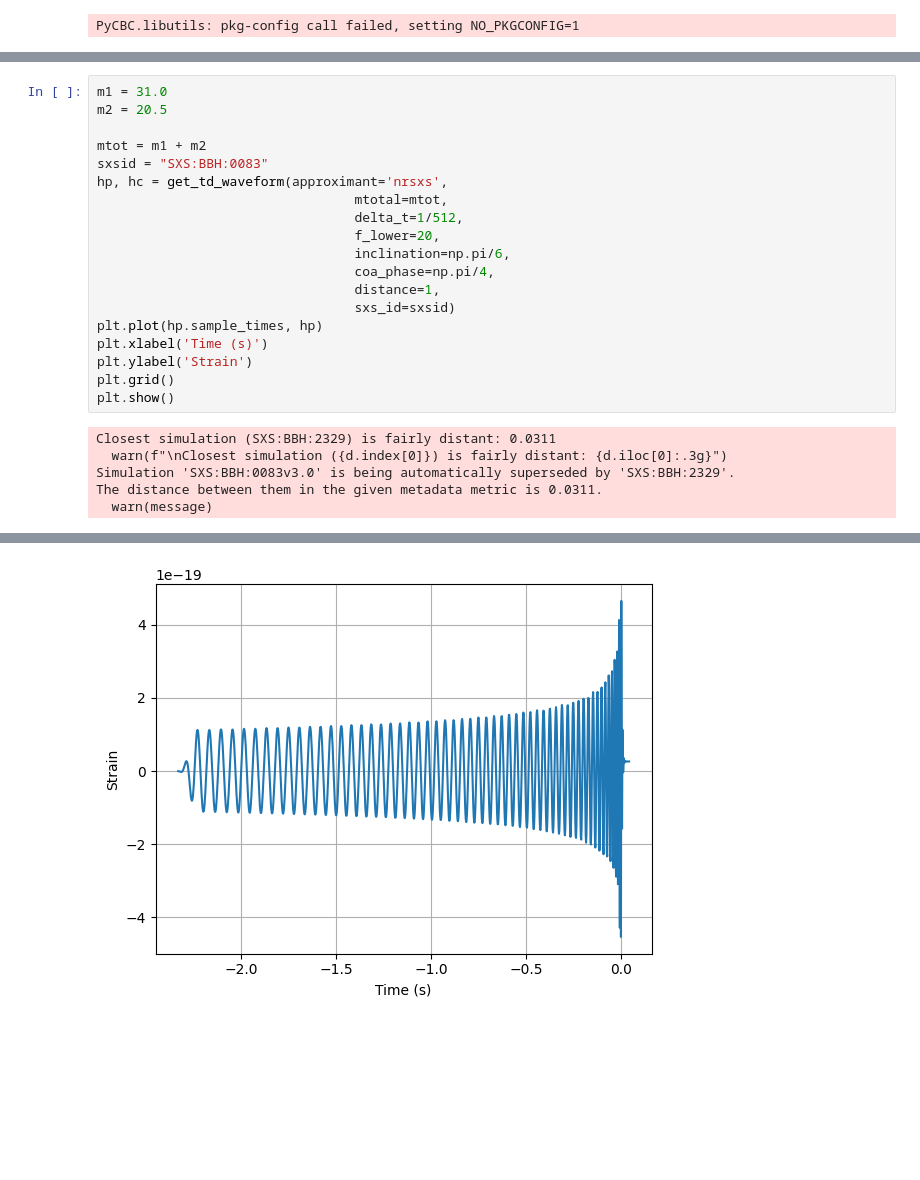
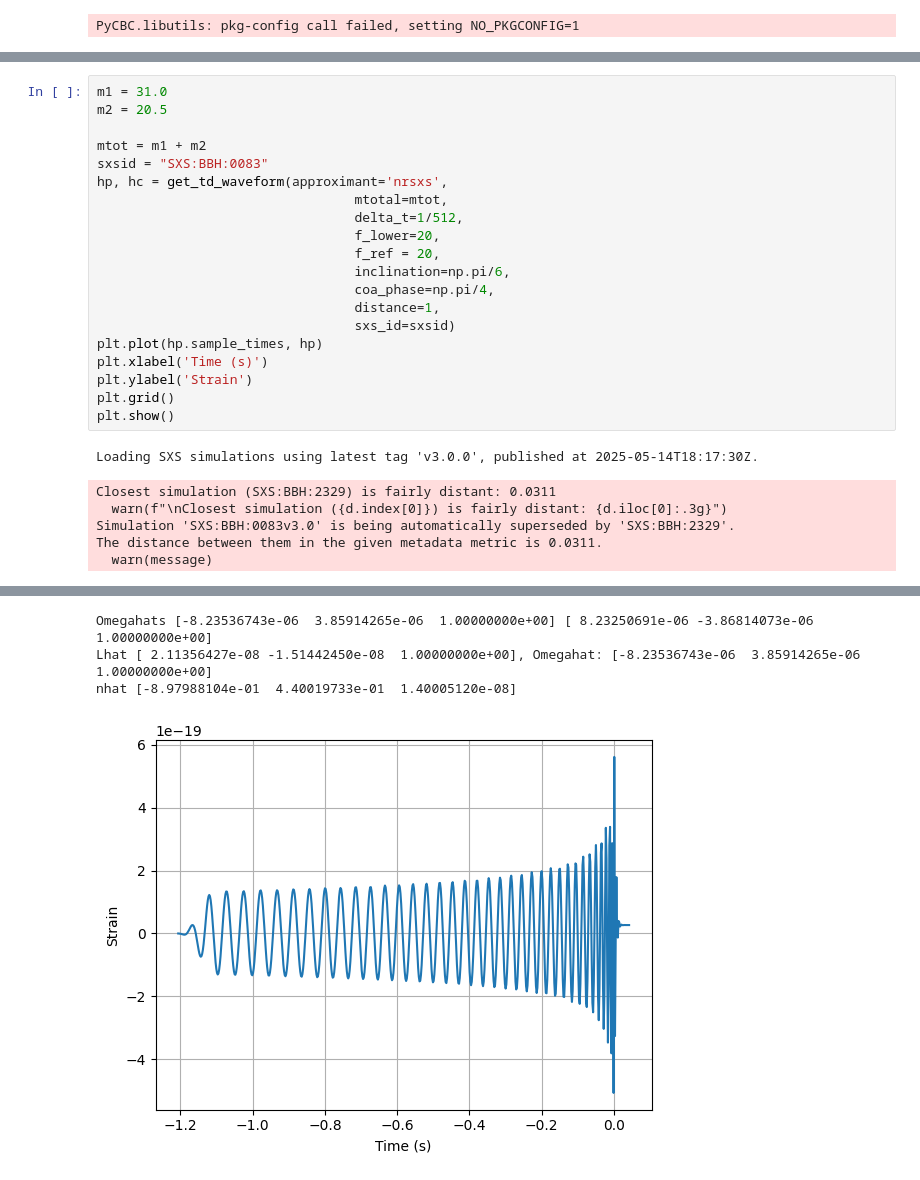
Before and after one commit to Kanchan-05/pycbcnr, a Jupyter notebook: test_nrsxs.ipynb, the cells around one changed output, grey strips where cells are left out. Saved outputs shown, nothing was run; the diff lists cells and outputs as text; blank space fills up the shorter version.

```diff
--- a/test_nrsxs.ipynb
+++ b/test_nrsxs.ipynb
@@ -23,6 +23,7 @@ hp, hc = get_td_waveform(approximant='nrsxs',
                                  mtotal=mtot,
                                  delta_t=1/512,
                                  f_lower=20,
+                                 f_ref = 20,
                                  inclination=np.pi/6,
                                  coa_phase=np.pi/4,
                                  distance=1,
@@ -33,8 +34,9 @@ plt.ylabel('Strain')
 plt.grid()
 plt.show()
 # %% [output]
-Closest simulation (SXS:BBH:2329) is fairly distant: 0.0311
-  warn(f"\nClosest simulation ({d.index[0]}) is fairly distant: {d.iloc[0]:.3g}")
-Simulation 'SXS:BBH:0083v3.0' is being automatically superseded by 'SXS:BBH:2329'.
-The distance between them in the given metadata metric is 0.0311.
-  warn(message)
+Loading SXS simulations using latest tag 'v3.0.0', published at 2025-05-14T18:17:30Z.
+Closest simulation (SXS:BBH:2329) is fairly distant: 0.0311
+  warn(f"\nClosest simulation ({d.index[0]}) is fairly distant: {d.iloc[0]:.3g}")
+Simulation 'SXS:BBH:0083v3.0' is being automatically superseded by 'SXS:BBH:2329'.
+The distance between them in the given metadata metric is 0.0311.
+  warn(message)
@@ -41 +50,4 @@ The distance between them in the given metadata metric is 0.0311.
+Omegahats [-8.23536743e-06  3.85914265e-06  1.00000000e+00] [ 8.23250691e-06 -3.86814073e-06  1.00000000e+00]
+Lhat [ 2.11356427e-08 -1.51442450e-08  1.00000000e+00], Omegahat: [-8.23536743e-06  3.85914265e-06  1.00000000e+00]
+nhat [-8.97988104e-01  4.40019733e-01  1.40005120e-08]
-[figure, old version]
+[figure, new version]
```
Also changed, not shown: parts of 2 cells of this notebook, 10 other files.
